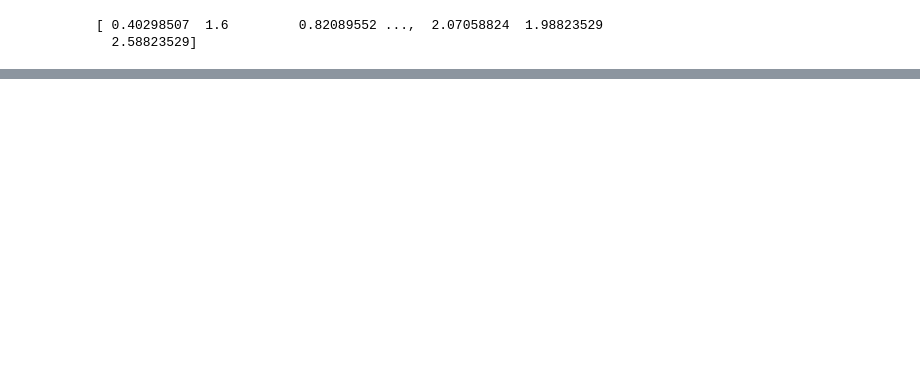
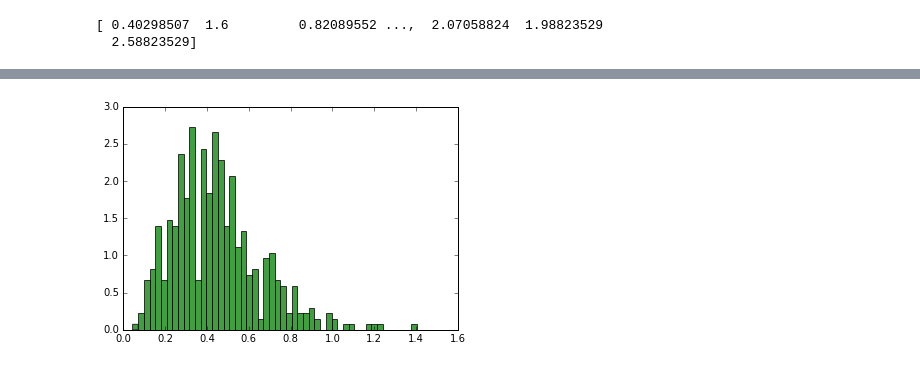
Before and after one commit to elspethr/DI_project, a Jupyter notebook: fiveday_twitter_model.ipynb, the cells around one changed output, grey strips where cells are left out. Saved outputs shown, nothing was run; the diff lists cells and outputs as text; code cells hidden in the pictures; blank space fills up the shorter version.

```diff
--- a/fiveday_twitter_model.ipynb
+++ b/fiveday_twitter_model.ipynb
@@ -288,0 +329,5 @@ tweet_reg.score(data, y)
+# %%
+CA = result.loc[lambda result: result.search == 'California Adventure']
+n, bins, patches = plt.hist(CA.tweetsperacre, 50, normed=1, facecolor='green', alpha=0.75)
+# %% [output]
+[figure, added]
```
Also changed, not shown: parts of 16 cells of this notebook, 8 other files.
